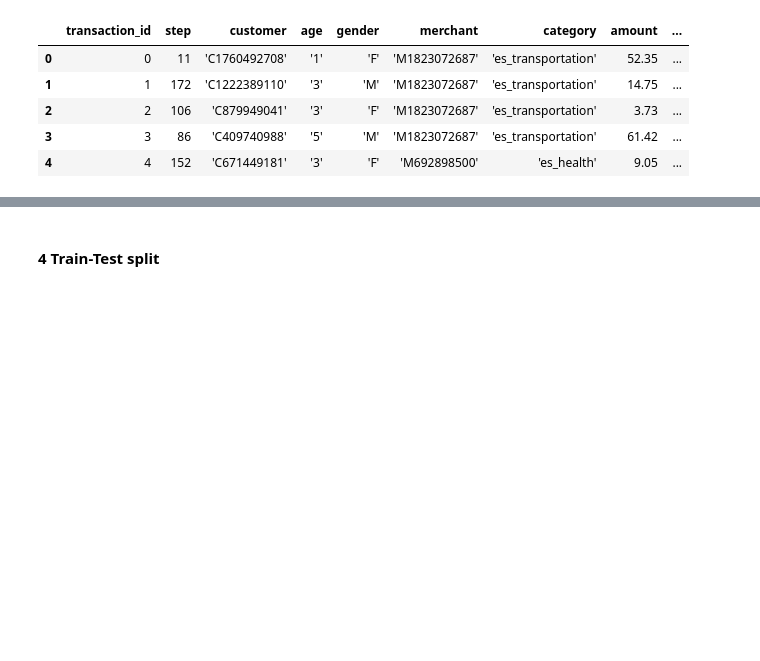
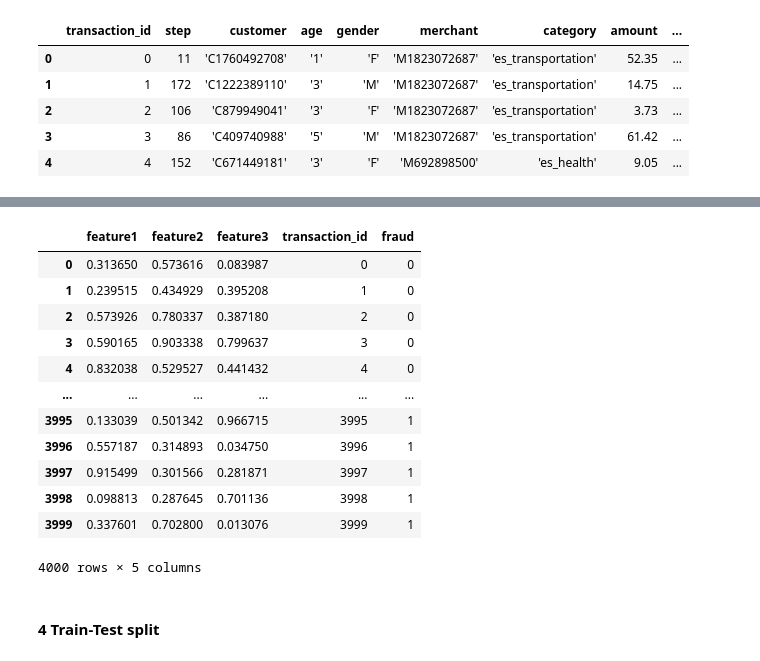
Before and after one commit to Rmp2404/HSBC_DSML_Hackathon_2025, a Jupyter notebook: DS_ML.ipynb, the cells around one changed output, grey strips where cells are left out. Drawn from its saved outputs; the diff is of its cells as text; code cells hidden in the pictures; blank space fills up the shorter version.

```diff
--- a/DS_ML.ipynb
+++ b/DS_ML.ipynb
@@ -456,2 +472,18 @@ feature_matrix_copy.head()
+# %%
+df_encoded
+# %% [output]
+|  | feature1 | feature2 | feature3 | transaction_id | fraud |
+| 0 | 0.313650 | 0.573616 | 0.083987 | 0 | 0 |
+| 1 | 0.239515 | 0.434929 | 0.395208 | 1 | 0 |
+| 2 | 0.573926 | 0.780337 | 0.387180 | 2 | 0 |
+| 3 | 0.590165 | 0.903338 | 0.799637 | 3 | 0 |
+| 4 | 0.832038 | 0.529527 | 0.441432 | 4 | 0 |
+| ... | ... | ... | ... | ... | ... |
+| 3995 | 0.133039 | 0.501342 | 0.966715 | 3995 | 1 |
+| 3996 | 0.557187 | 0.314893 | 0.034750 | 3996 | 1 |
+| 3997 | 0.915499 | 0.301566 | 0.281871 | 3997 | 1 |
+| 3998 | 0.098813 | 0.287645 | 0.701136 | 3998 | 1 |
+| 3999 | 0.337601 | 0.702800 | 0.013076 | 3999 | 1 |
+4000 rows × 5 columns
 # %% [markdown]
 #### 4 Train-Test split
```
Also changed, not shown: parts of 24 cells of this notebook.
